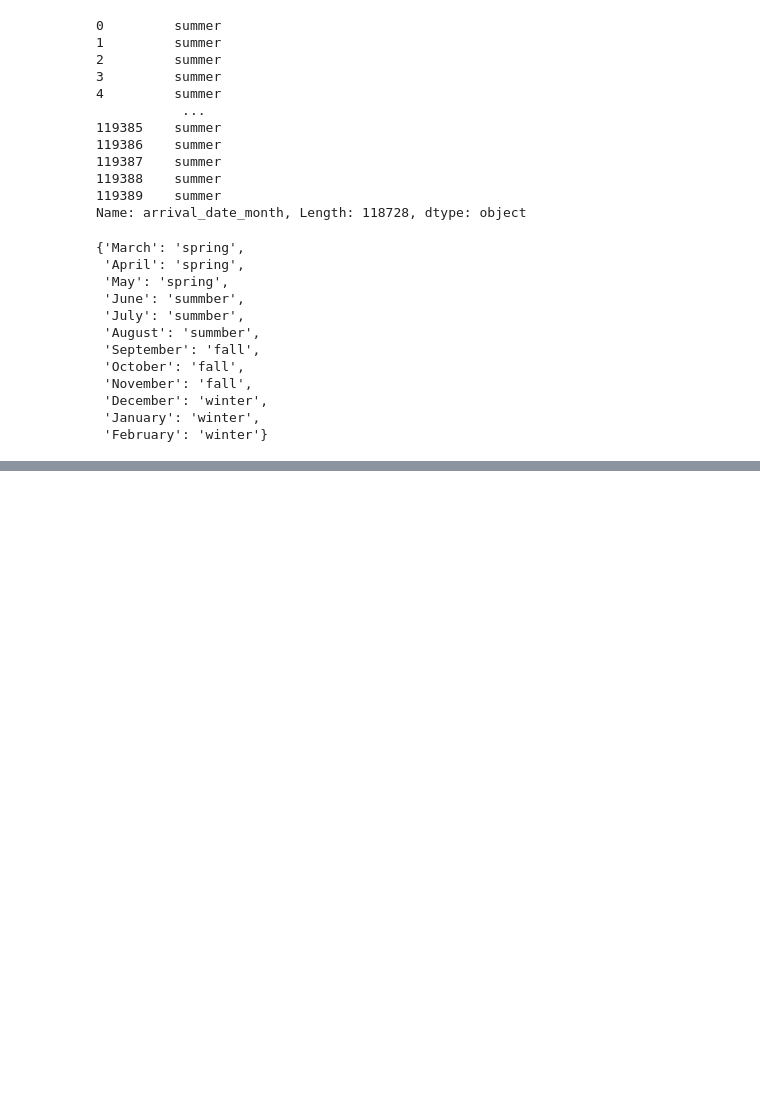
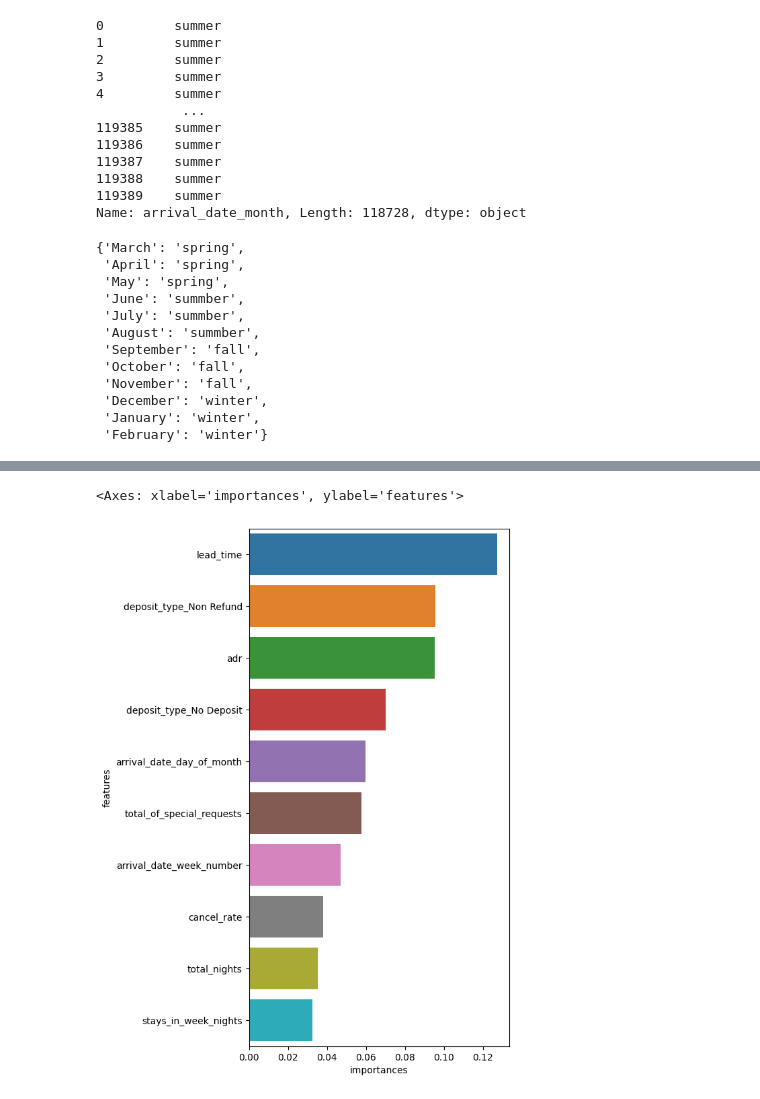
Before and after one commit to hyeongjin0706/machinelearning, a Jupyter notebook: 9. 랜덤 포레스트.ipynb, the cells around one changed output, grey strips where cells are left out. Saved outputs shown, nothing was run; the diff lists cells and outputs as text; code cells hidden in the pictures; blank space fills up the shorter version.

```diff
--- a/9. 랜덤 포레스트.ipynb
+++ b/9. 랜덤 포레스트.ipynb
@@ -394,0 +730,2 @@ hotel_df.head()
+# %%
+grid_df.fit(X_train, y_train)
@@ -394,0 +740,6 @@ hotel_df.head()
+# %%
+rf3 = RandomForestClassifier(min_samples_split=2, max_depth=30, random_state=10)
+rf3.fit(X_train, y_train)
+proba3 = rf3.predict_proba(X_test)
+roc_auc_score(y_test, proba3[:, 1])
+# 하이퍼 파라미터(min_samples_split=5, max_depth=30) 적용 후:0.9320878540030826
@@ -394,0 +800,7 @@ hotel_df.head()
+# %%
+feat_imp = pd.DataFrame({
+    'features': X_train.columns,
+    'importances': rf3.feature_importances_
+})
+
+feat_imp
@@ -394,0 +821,2 @@ hotel_df.head()
+# %%
+top10 = feat_imp.sort_values('importances', ascending=False).head(10)
@@ -394,0 +837,6 @@ hotel_df.head()
+# %%
+plt.figure(figsize=(5, 10))
+sns.barplot(x='importances', y='features', data = top10)
+# %% [output]
+<Axes: xlabel='importances', ylabel='features'>
+[figure, added]
```
Also changed, not shown: parts of 65 cells of this notebook, 2 other files.
